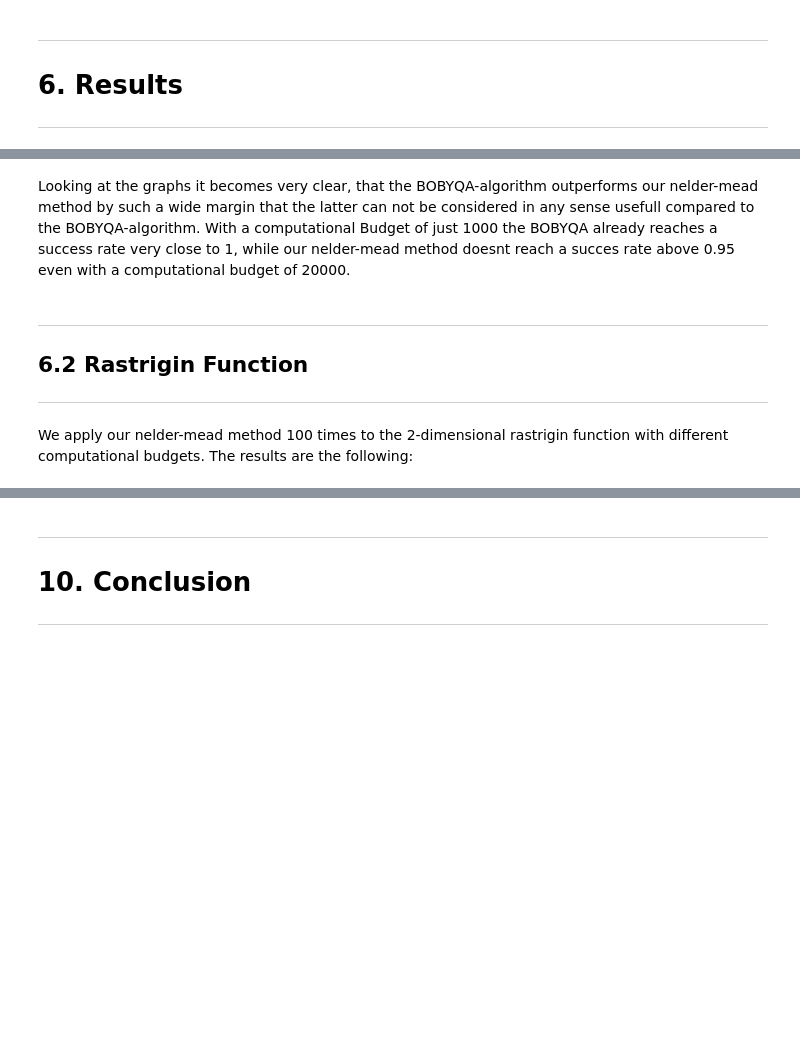
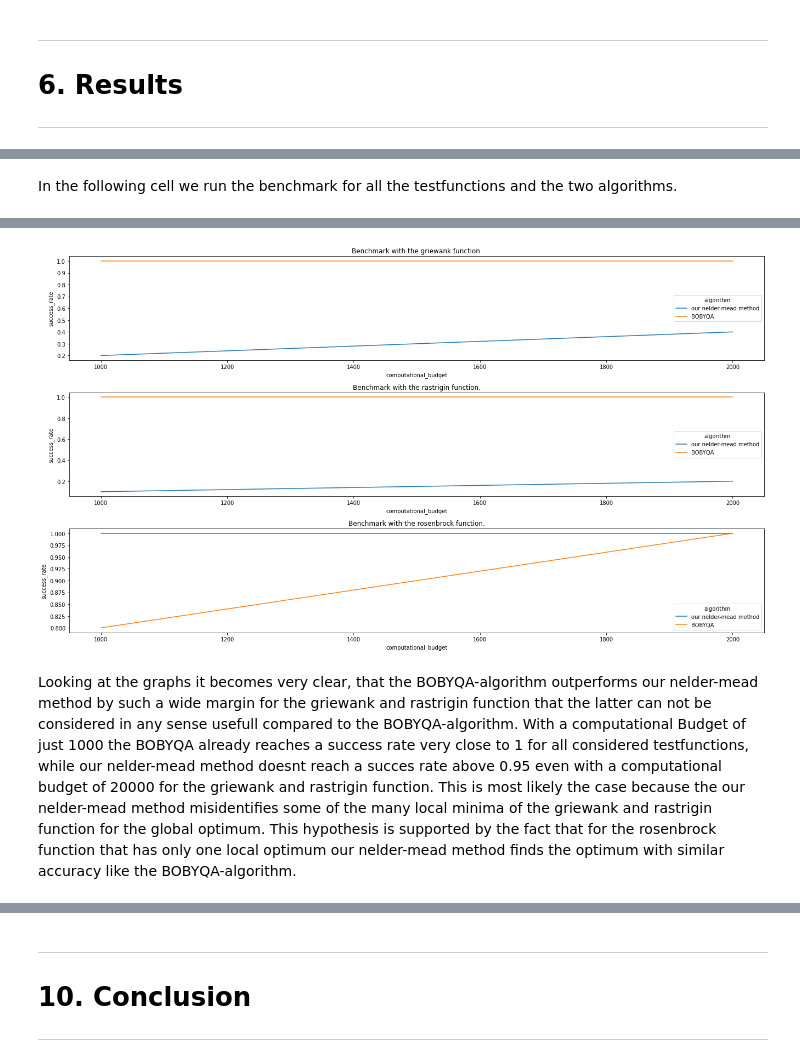
Before and after one commit to OpenSourceEconomics/ose-scientific-computing-course-wirecard, a Jupyter notebook: eppe_abgabe.ipynb, the cells around one changed output, grey strips where cells are left out. Cells and saved outputs as stored; diff of their text form; code cells hidden in the pictures; blank space fills up the shorter version.

```diff
--- a/eppe_abgabe.ipynb
+++ b/eppe_abgabe.ipynb
@@ -351,0 +298,71 @@ The algorithms are:  ['our smart nelder-mead-method' 'BOBYQA from NLOPT']
+# %% [markdown]
+In the following cell we run the benchmark for all the testfunctions and the two algorithms.
+# %%
+import numpy as np
+import pandas as pd
+import seaborn as sns
+import matplotlib.pyplot as plt
+
+from auxiliary.callable_algorithms import(
+    global_nelder_mead_method,
+    global_optimization_BOBYQA
+)
+from auxiliary.functions import(
+    griewank,
+    rastrigin,
+    rosenbrock,
+    levi_no_13
+)
+from auxiliary.benchmark_routine import(
+    run_smart_benchmark
+)
+
+
+# Set al variables relevant for the benchmark
+computational_budgets = [1000,2000]
+number_of_candidates = 5
+sample_size = 100
+number_of_optimizations = 10
+dimension = 2
+domain_center = [0,0]
+domain_radius = 100
+names_of_functions = ["griewank","rastrigin", "rosenbrock"]
+
+# run benchmarks with the griewank function
+df_nelder_mead_griewank = run_smart_benchmark(global_nelder_mead_method,griewank,[0,0],computational_budgets,domain_center,domain_radius,dimension,number_of_optimizations,algorithm_name = "our nelder-mead method",test_function_name="griewank")
+df_BOBYQA_griewank = run_smart_benchmark(global_optimization_BOBYQA,griewank,[0,0],computational_budgets,domain_center,domain_radius,dimension,number_of_optimizations,algorithm_name = "BOBYQA",test_function_name="griewank")
+df_griewank = pd.concat([df_nelder_mead_griewank,df_BOBYQA_griewank])
+
+print("\n First set done \n")
+
+
+# run benchmarks with the rastrigin function
+df_nelder_mead_rastrigin = run_smart_benchmark(global_nelder_mead_method,rastrigin,[0,0],computational_budgets,domain_center,domain_radius,dimension,number_of_optimizations,algorithm_name = "our nelder-mead method",test_function_name="rastrigin")
+df_BOBYQA_rastrigin = run_smart_benchmark(global_optimization_BOBYQA,rastrigin,[0,0],computational_budgets,domain_center,domain_radius,dimension,number_of_optimizations,algorithm_name = "BOBYQA",test_function_name="rastrigin")
+df_rastrigin = pd.concat([df_nelder_mead_rastrigin,df_BOBYQA_rastrigin])
+
+print("\n Second set done \n")
+
+
+# run benchmarks with the rosenbrock function
+df_nelder_mead_rosenbrock = run_smart_benchmark(global_nelder_mead_method,rosenbrock,[1,1],computational_budgets,domain_center,domain_radius,dimension,number_of_optimizations,algorithm_name = "our nelder-mead method",test_function_name="rosenbrock")
+df_BOBYQA_rosenbrock = run_smart_benchmark(global_optimization_BOBYQA,rosenbrock,[1,1],computational_budgets,domain_center,domain_radius,dimension,number_of_optimizations,algorithm_name = "BOBYQA",test_function_name="rosenbrock")
+df_rosenbrock = pd.concat([df_nelder_mead_rosenbrock,df_BOBYQA_rosenbrock])
+
+print("\n Third set done \n")
+
+# concatinate data
+df = pd.concat([df_griewank,df_rastrigin,df_rosenbrock])
+
+
+# plot data
+fig, axes = plt.subplots(ncols=1, nrows=3)
+fig.set_size_inches(18.5, 10.5, forward=True)
+
+
+for function, ax in zip(names_of_functions, axes.flat):
+    sns.lineplot(ax = ax, x="computational_budget", y="success_rate", hue="algorithm", data=df.loc[df['test_function']==function])
+    ax.set_title("Benchmark with the " + function + " function.")
+plt.tight_layout()
+plt.show()
+# %% [output]
@@ -352,8 +389,3 @@ The algorithms are:  ['our smart nelder-mead-method' 'BOBYQA from NLOPT']
+[figure, added]
 # %% [markdown]
-Looking at the graphs it becomes very clear, that the BOBYQA-algorithm outperforms our nelder-mead method by such a wide margin that the latter can not be considered in any sense usefull compared to the BOBYQA-algorithm. With a computational Budget of just 1000 the BOBYQA already reaches a success rate very close to 1, while our nelder-mead method doesnt reach a succes rate above 0.95 even with a computational budget of 20000.
+Looking at the graphs it becomes very clear, that the BOBYQA-algorithm outperforms our nelder-mead method by such a wide margin for the griewank and rastrigin function that the latter can not be considered in any sense usefull compared to the BOBYQA-algorithm. With a computational Budget of just 1000 the BOBYQA already reaches a success rate very close to 1 for all considered testfunctions, while our nelder-mead method doesnt reach a succes rate above 0.95 even with a computational budget of 20000 for the griewank and rastrigin function. This is most likely the case because the our nelder-mead method misidentifies some of the many local minima of the griewank and rastrigin function for the global optimum. This hypothesis is supported by the fact that for the rosenbrock function that has only one local optimum our nelder-mead method finds the optimum with similar accuracy like the BOBYQA-algorithm.
-# %% [markdown]
----
-## 6.2 Rastrigin Function
----
-
-We apply our nelder-mead method 100 times to the 2-dimensional rastrigin function with different computational budgets. The results are the following:
```
Also changed, not shown: parts of 10 cells of this notebook, 1 other file.
